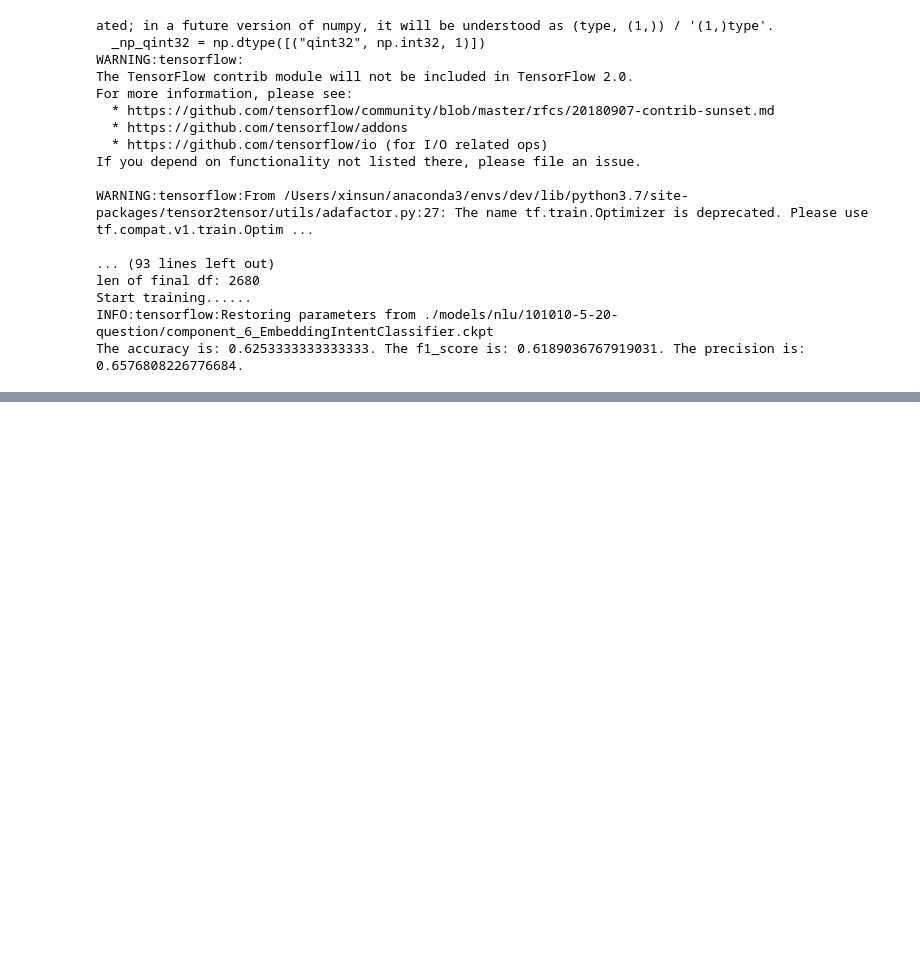
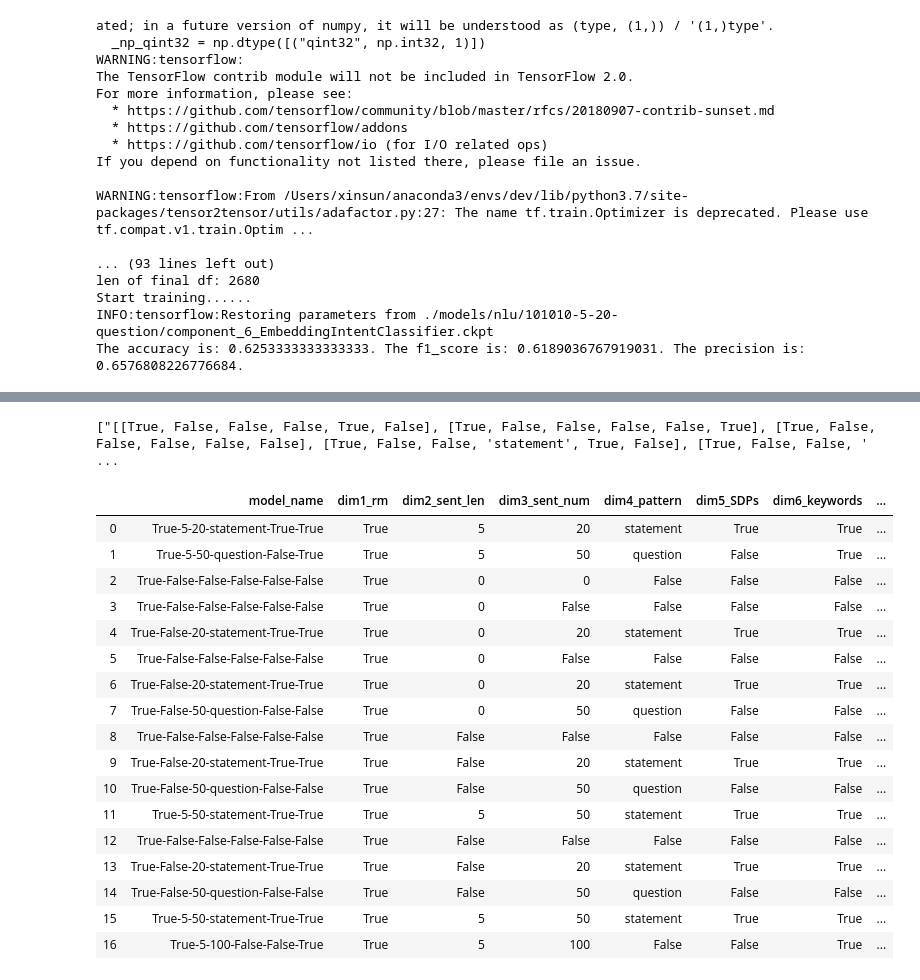
Before and after one commit to XIN-von-SUN/Bot.Dataset, a Jupyter notebook: rasa_nlu_test.ipynb, the cells around one changed output, grey strips where cells are left out. Drawn from its saved outputs; the diff is of its cells as text; code cells hidden in the pictures; blank space fills up the shorter version.

```diff
--- a/rasa_nlu_test.ipynb
+++ b/rasa_nlu_test.ipynb
@@ -976,0 +1078,29 @@ h to a new insurance plan',
+# %%
+model_set
+# %% [output]
+["[[True, False, False, False, True, False], [True, False, False, False, False, True], [True, False, False, False, False, False], [True, False, False, 'statement', True, False], [True, False, False, ' ...
+# %%
+import pandas as pd
+
+result = pd.read_csv('/Users/xinsun/Downloads/rasa_eval_result_no_dup.csv', index_col=0)
+# %%
+result
+# %% [output]
+|  | model_name | dim1_rm | dim2_sent_len | dim3_sent_num | dim4_pattern | dim5_SDPs | dim6_keywords | ... |
+| 0 | True-5-20-statement-True-True | True | 5 | 20 | statement | True | True | ... |
+| 1 | True-5-50-question-False-True | True | 5 | 50 | question | False | True | ... |
+| 2 | True-False-False-False-False-False | True | 0 | 0 | False | False | False | ... |
+| 3 | True-False-False-False-False-False | True | 0 | False | False | False | False | ... |
+| 4 | True-False-20-statement-True-True | True | 0 | 20 | statement | True | True | ... |
+| 5 | True-False-False-False-False-False | True | 0 | False | False | False | False | ... |
+| 6 | True-False-20-statement-True-True | True | 0 | 20 | statement | True | True | ... |
+| 7 | True-False-50-question-False-False | True | 0 | 50 | question | False | False | ... |
+| 8 | True-False-False-False-False-False | True | False | False | False | False | False | ... |
+| 9 | True-False-20-statement-True-True | True | False | 20 | statement | True | True | ... |
+| 10 | True-False-50-question-False-False | True | False | 50 | question | False | False | ... |
+| 11 | True-5-50-statement-True-True | True | 5 | 50 | statement | True | True | ... |
+| 12 | True-False-False-False-False-False | True | False | False | False | False | False | ... |
+| 13 | True-False-20-statement-True-True | True | False | 20 | statement | True | True | ... |
+| 14 | True-False-50-question-False-False | True | False | 50 | question | False | False | ... |
+| 15 | True-5-50-statement-True-True | True | 5 | 50 | statement | True | True | ... |
+| 16 | True-5-100-False-False-True | True | 5 | 100 | False | False | True | ... |
```
Also changed, not shown: parts of 19 cells of this notebook, 34 other files.
